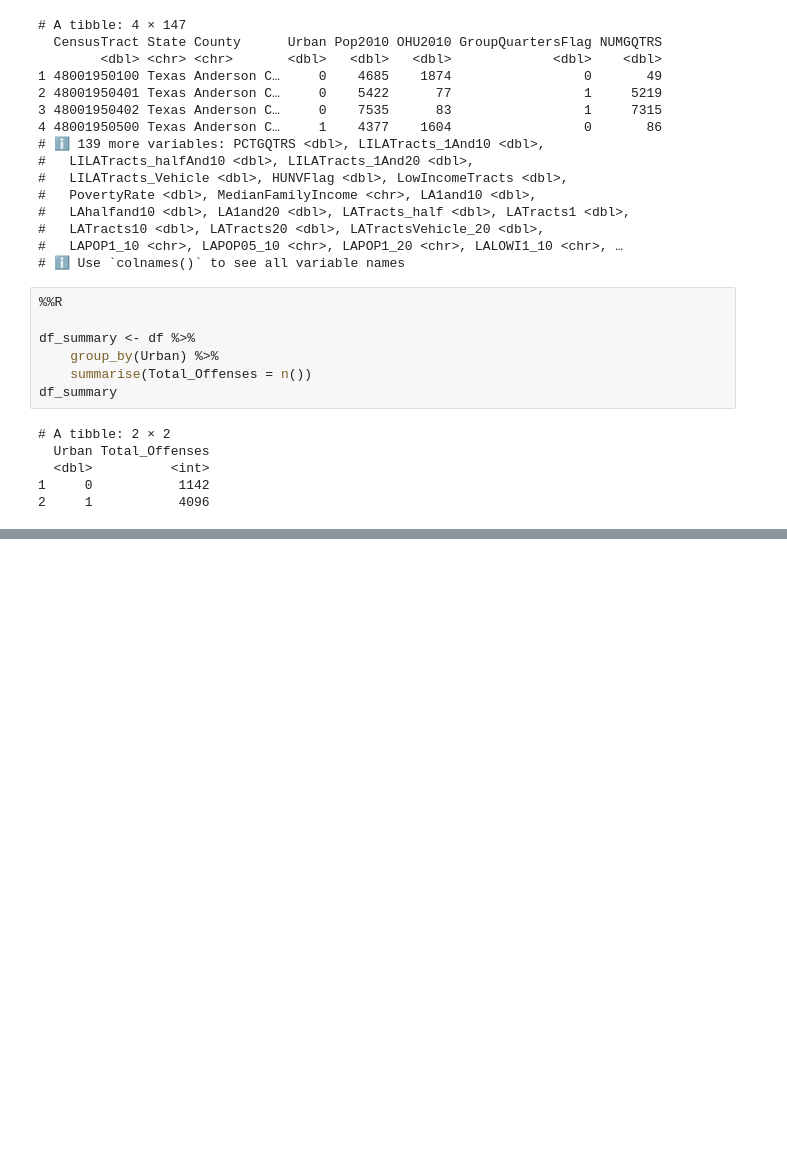
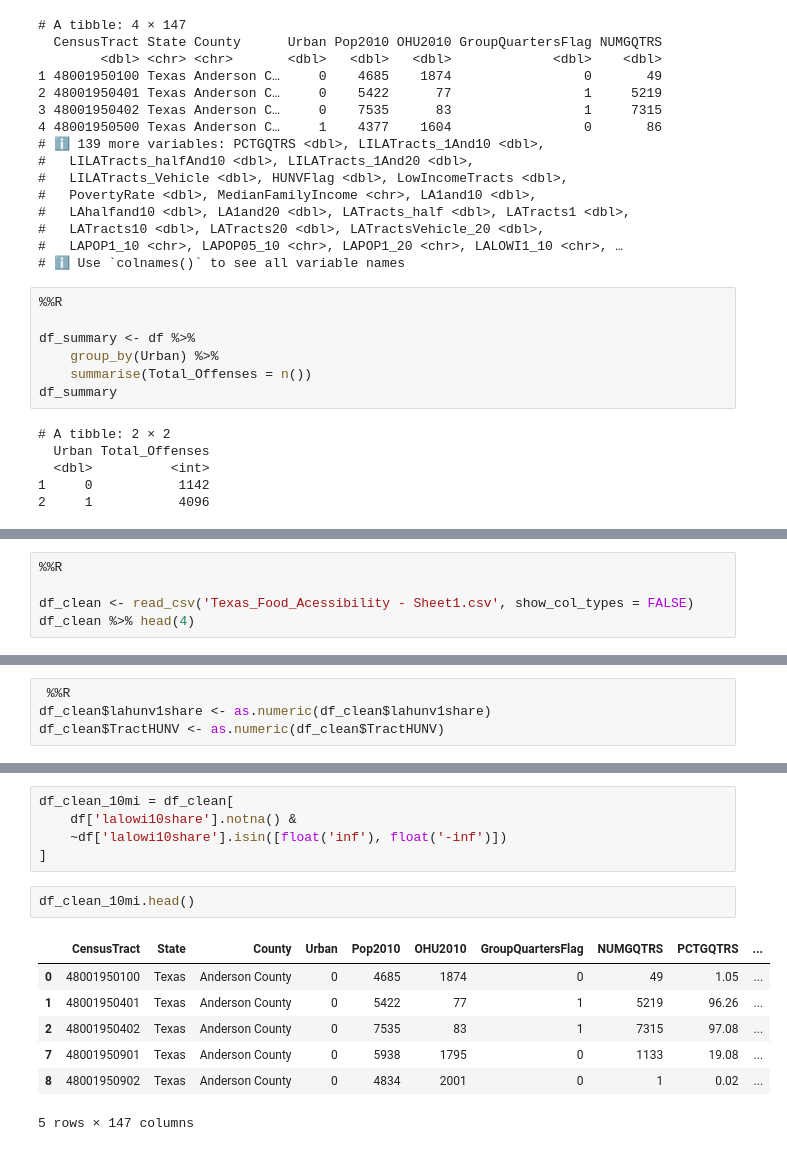
Before and after one commit to jcw2245/Statistical-Exploratory-Analysis-Memo, a Jupyter notebook: For_Pitch_Work.ipynb, the cells around one changed output, grey strips where cells are left out. Drawn from its saved outputs; the diff is of its cells as text; blank space fills up the shorter version.

```diff
--- a/For_Pitch_Work.ipynb
+++ b/For_Pitch_Work.ipynb
@@ -168,0 +132,5 @@ F-statistic:  4494 on 3 and 5234 DF,  p-value: < 2.2e-16
+# %%
+%%R
+
+df_clean <- read_csv('Texas_Food_Acessibility - Sheet1.csv', show_col_types = FALSE)
+df_clean %>% head(4)
@@ -168,0 +153,4 @@ F-statistic:  4494 on 3 and 5234 DF,  p-value: < 2.2e-16
+# %%
+ %%R
+df_clean$lahunv1share <- as.numeric(df_clean$lahunv1share)
+df_clean$TractHUNV <- as.numeric(df_clean$TractHUNV)
@@ -168,0 +184,15 @@ F-statistic:  4494 on 3 and 5234 DF,  p-value: < 2.2e-16
+# %%
+df_clean_10mi = df_clean[
+    df['lalowi10share'].notna() &
+    ~df['lalowi10share'].isin([float('inf'), float('-inf')])
+]
+# %%
+df_clean_10mi.head()
+# %% [output]
+|  | CensusTract | State | County | Urban | Pop2010 | OHU2010 | GroupQuartersFlag | NUMGQTRS | PCTGQTRS | ... |
+| 0 | 48001950100 | Texas | Anderson County | 0 | 4685 | 1874 | 0 | 49 | 1.05 | ... |
+| 1 | 48001950401 | Texas | Anderson County | 0 | 5422 | 77 | 1 | 5219 | 96.26 | ... |
+| 2 | 48001950402 | Texas | Anderson County | 0 | 7535 | 83 | 1 | 7315 | 97.08 | ... |
+| 7 | 48001950901 | Texas | Anderson County | 0 | 5938 | 1795 | 0 | 1133 | 19.08 | ... |
+| 8 | 48001950902 | Texas | Anderson County | 0 | 4834 | 2001 | 0 | 1 | 0.02 | ... |
+5 rows × 147 columns
```
Also changed, not shown: parts of 20 cells of this notebook.
